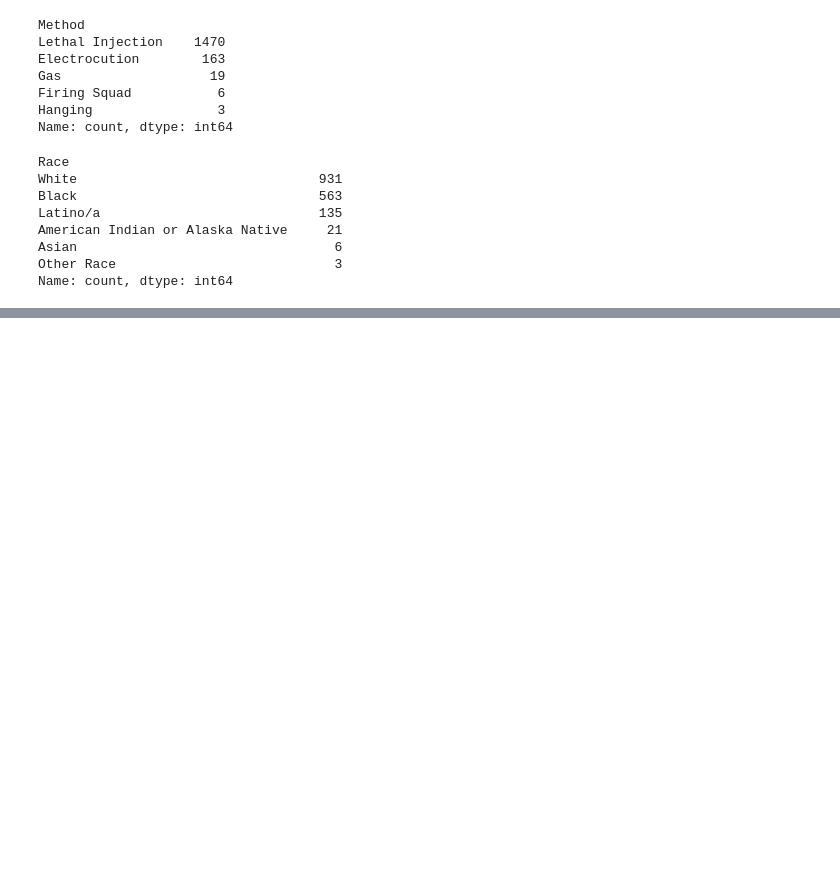
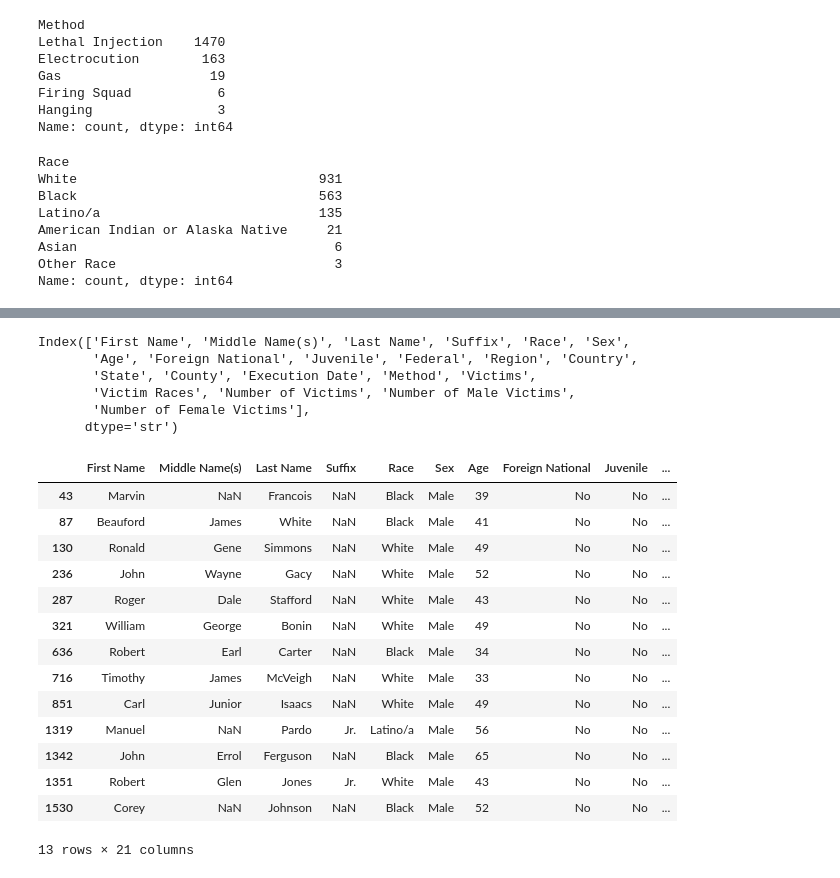
Before and after one commit to max-reevage/us-execution-trends-exploration, a Jupyter notebook: notebooks/modern_execution_data.ipynb, the cells around one changed output, grey strips where cells are left out. Cells and saved outputs as stored; diff of their text form; code cells hidden in the pictures; blank space fills up the shorter version.

```diff
--- a/notebooks/modern_execution_data.ipynb
+++ b/notebooks/modern_execution_data.ipynb
@@ -155,0 +167,27 @@ Name: count, dtype: int64
+# %%
+df.columns
+# %% [output]
+Index(['First Name', 'Middle Name(s)', 'Last Name', 'Suffix', 'Race', 'Sex',
+       'Age', 'Foreign National', 'Juvenile', 'Federal', 'Region', 'Country',
+       'State', 'County', 'Execution Date', 'Method', 'Victims',
+       'Victim Races', 'Number of Victims', 'Number of Male Victims',
+       'Number of Female Victims'],
+      dtype='str')
+# %%
+df[df['Number of Victims'] > 5]
+# %% [output]
+|  | First Name | Middle Name(s) | Last Name | Suffix | Race | Sex | Age | Foreign National | Juvenile | ... |
+| 43 | Marvin | NaN | Francois | NaN | Black | Male | 39 | No | No | ... |
+| 87 | Beauford | James | White | NaN | Black | Male | 41 | No | No | ... |
+| 130 | Ronald | Gene | Simmons | NaN | White | Male | 49 | No | No | ... |
+| 236 | John | Wayne | Gacy | NaN | White | Male | 52 | No | No | ... |
+| 287 | Roger | Dale | Stafford | NaN | White | Male | 43 | No | No | ... |
+| 321 | William | George | Bonin | NaN | White | Male | 49 | No | No | ... |
+| 636 | Robert | Earl | Carter | NaN | Black | Male | 34 | No | No | ... |
+| 716 | Timothy | James | McVeigh | NaN | White | Male | 33 | No | No | ... |
+| 851 | Carl | Junior | Isaacs | NaN | White | Male | 49 | No | No | ... |
+| 1319 | Manuel | NaN | Pardo | Jr. | Latino/a | Male | 56 | No | No | ... |
+| 1342 | John | Errol | Ferguson | NaN | Black | Male | 65 | No | No | ... |
+| 1351 | Robert | Glen | Jones | Jr. | White | Male | 43 | No | No | ... |
+| 1530 | Corey | NaN | Johnson | NaN | Black | Male | 52 | No | No | ... |
+13 rows × 21 columns
```
Also changed, not shown: parts of 10 cells of this notebook, 1 other file.
